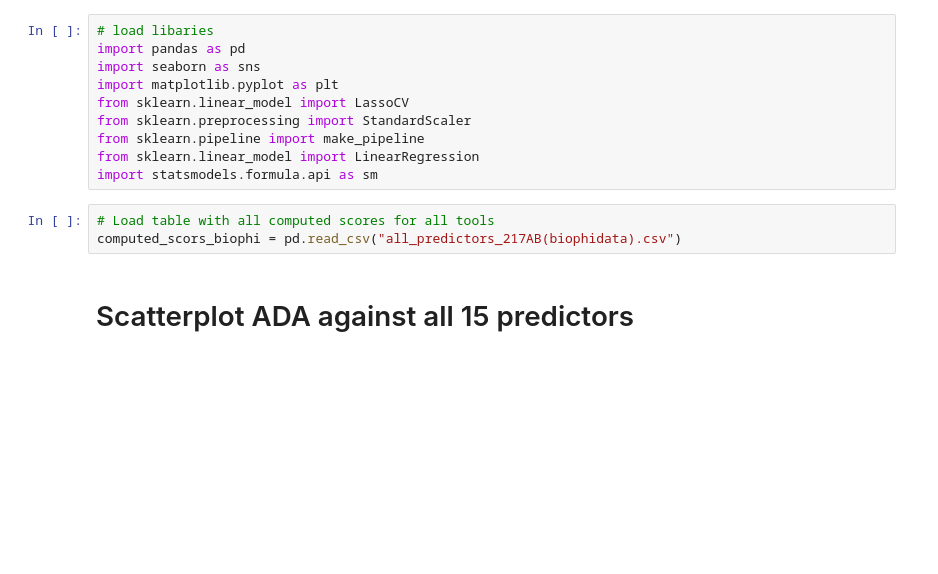
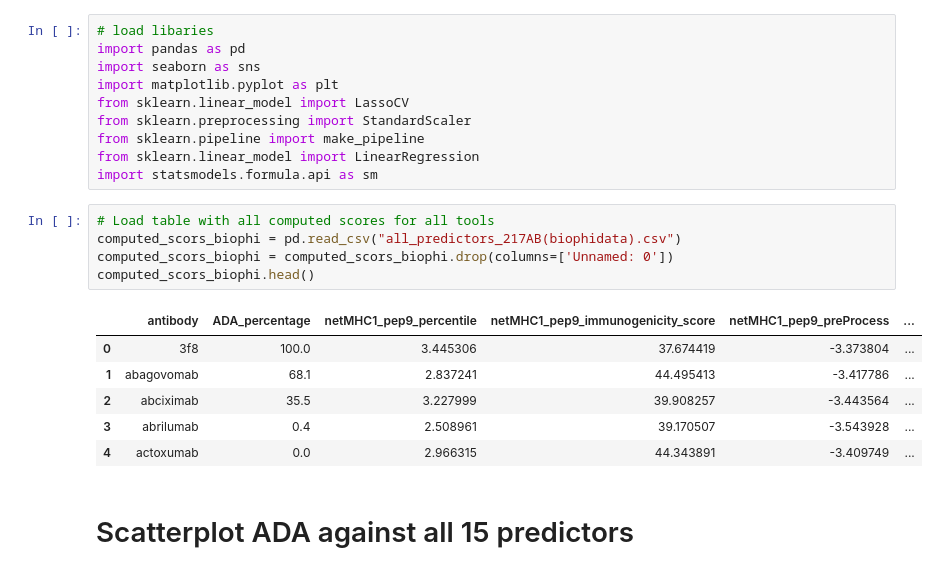
Before and after one commit to RebeckaAntonsson/Thesis, a Jupyter notebook: Immonogenecity_tool_testing/model_selection/biophi_dataSet/model_selection_visualization_ABbiophiDataset.ipynb, the cells around one changed output. Saved outputs shown, nothing was run; the diff lists cells and outputs as text; blank space fills up the shorter version.

```diff
--- a/Immonogenecity_tool_testing/model_selection/biophi_dataSet/model_selection_visualization_ABbiophiDataset.ipynb
+++ b/Immonogenecity_tool_testing/model_selection/biophi_dataSet/model_selection_visualization_ABbiophiDataset.ipynb
@@ -15,6 +15,15 @@ import statsmodels.formula.api as sm
 # %%
 # Load table with all computed scores for all tools
 computed_scors_biophi = pd.read_csv("all_predictors_217AB(biophidata).csv")
+computed_scors_biophi = computed_scors_biophi.drop(columns=['Unnamed: 0'])
+computed_scors_biophi.head()
+# %% [output]
+|  | antibody | ADA_percentage | netMHC1_pep9_percentile | netMHC1_pep9_immunogenicity_score | netMHC1_pep9_preProcess | ... |
+| 0 | 3f8 | 100.0 | 3.445306 | 37.674419 | -3.373804 | ... |
+| 1 | abagovomab | 68.1 | 2.837241 | 44.495413 | -3.417786 | ... |
+| 2 | abciximab | 35.5 | 3.227999 | 39.908257 | -3.443564 | ... |
+| 3 | abrilumab | 0.4 | 2.508961 | 39.170507 | -3.543928 | ... |
+| 4 | actoxumab | 0.0 | 2.966315 | 44.343891 | -3.409749 | ... |
 # %% [markdown]
 # Scatterplot ADA against all 15 predictors
 # %%
```
Also changed, not shown: parts of 5 cells of this notebook, 1 other file.
